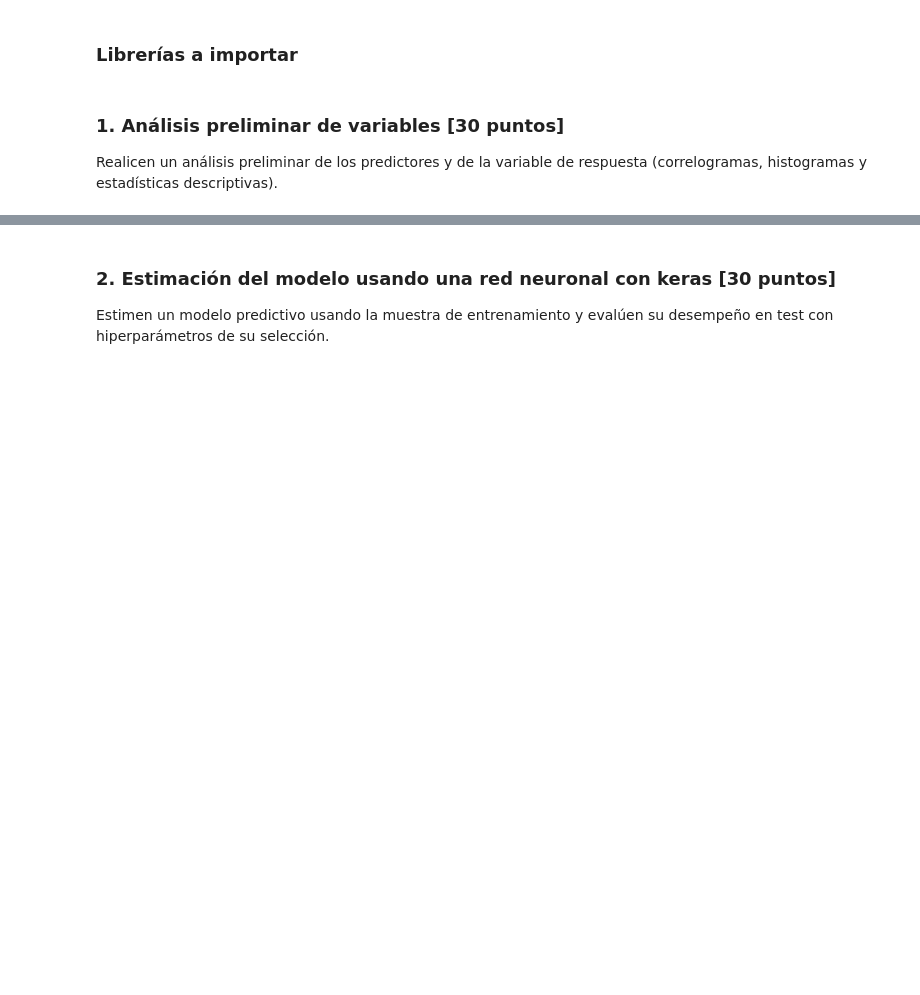
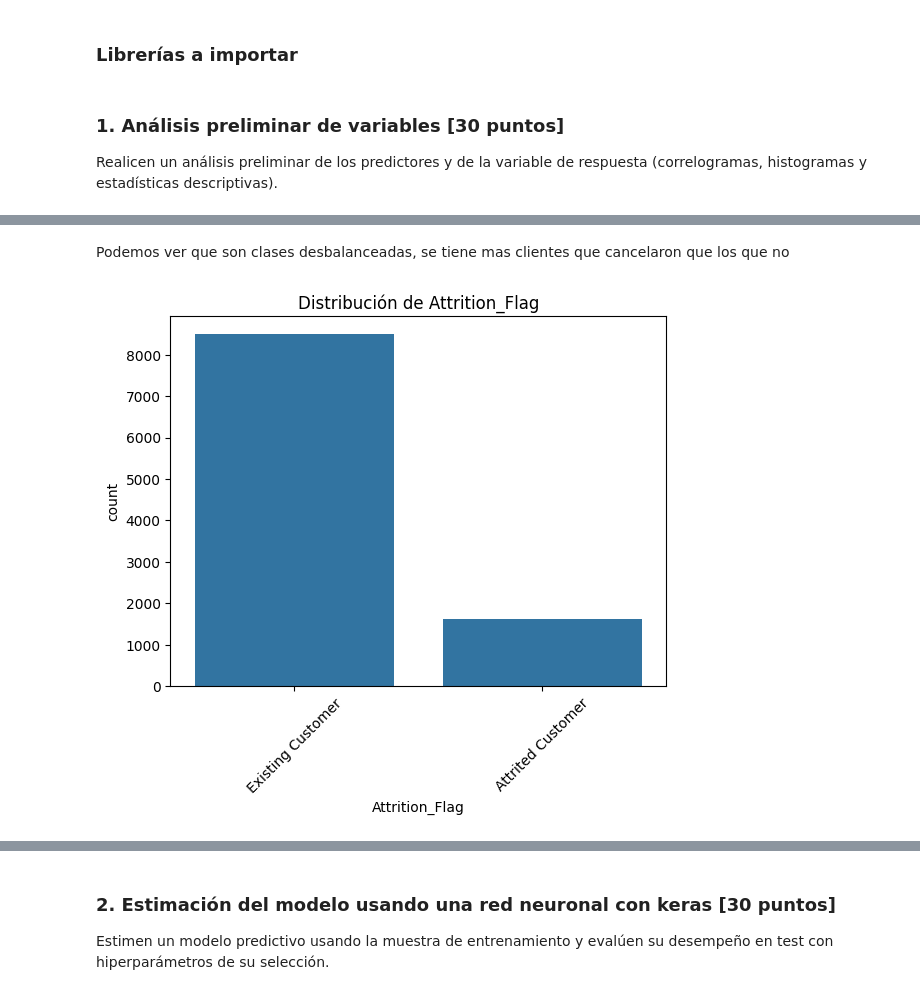
Before and after one commit to juankquintana/deep_learning, a Jupyter notebook: Semana 3/Caso/S2TCPEP2.ipynb, the cells around one changed output, grey strips where cells are left out. Drawn from its saved outputs; the diff is of its cells as text; code cells hidden in the pictures; blank space fills up the shorter version.

```diff
--- a/Semana 3/Caso/S2TCPEP2.ipynb
+++ b/Semana 3/Caso/S2TCPEP2.ipynb
@@ -68,0 +72,3 @@ data.head()
+# %%
+data.drop(columns=['CLIENTNUM'], inplace=True)
+data.head()
@@ -82,3 +109,0 @@ Index(['CLIENTNUM', 'Attrition_Flag', 'Customer_Age', 'Gender',
-# %%
-data = data.drop(columns=['CLIENTNUM'])
-data.head()
@@ -94,0 +130,12 @@ data.head()
+# %% [markdown]
+Podemos ver que son clases desbalanceadas, se tiene mas clientes que cancelaron que los que no
+# %%
+import seaborn as sns
+import matplotlib.pyplot as plt
+
+sns.countplot(data=data, x='Attrition_Flag')
+plt.title('Distribución de Attrition_Flag')
+plt.xticks(rotation=45)
+plt.show()
+# %% [output]
+[figure, added]
```
Also changed, not shown: parts of 26 cells of this notebook.
